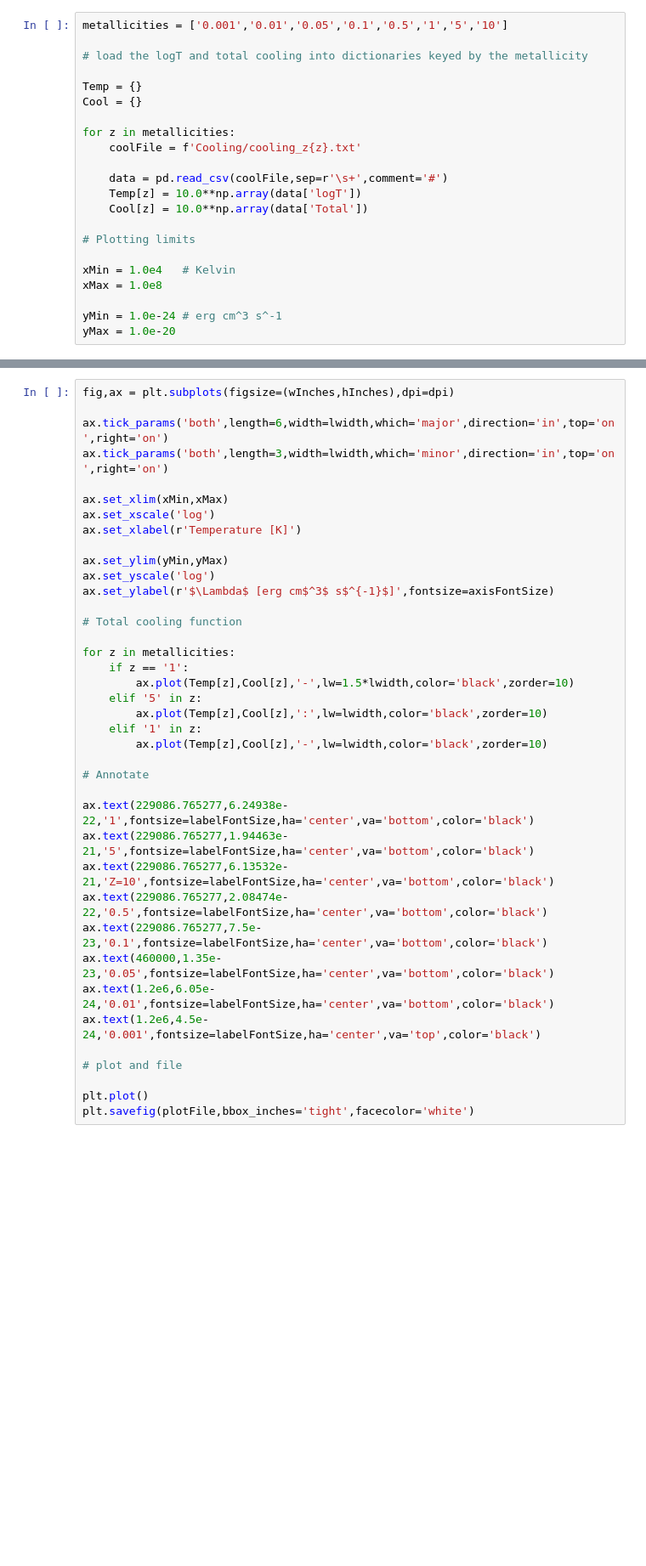
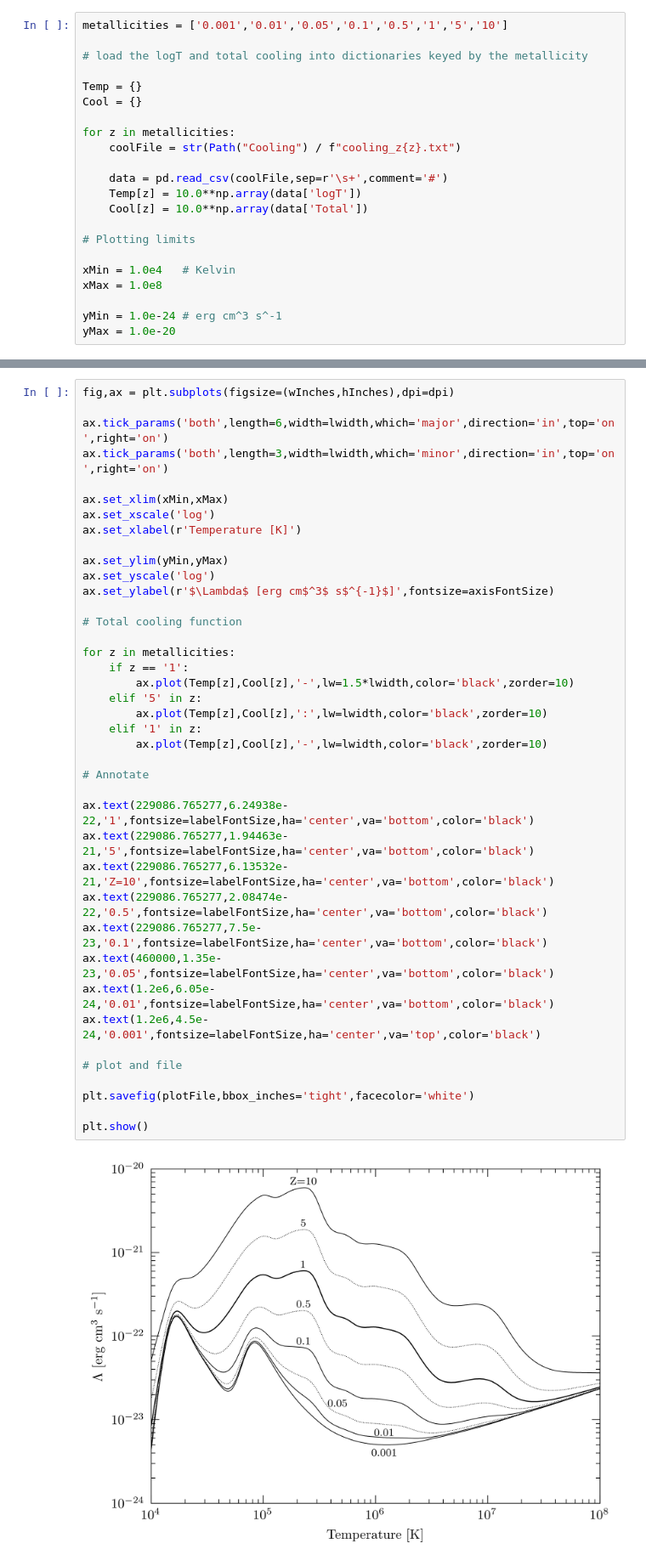
Before and after one commit to CambridgeUniversityPress/Interstellar-and-Intergalactic-Medium, a Jupyter notebook: Chapter10/Fig10_5_CIECoolingMetals.ipynb, the cells around one changed output, grey strips where cells are left out. Shown: that part at 85% size. Saved outputs shown, nothing was run; the diff lists cells and outputs as text; blank space fills up the shorter version.

Commit message:
using pathlib
using pathlib for OS-agnostic path handling

```diff
--- a/Chapter10/Fig10_5_CIECoolingMetals.ipynb
+++ b/Chapter10/Fig10_5_CIECoolingMetals.ipynb
@@ -103,7 +107,7 @@ Temp = {}
 Cool = {}
 
 for z in metallicities:
-    coolFile = f'Cooling/cooling_z{z}.txt'
+    coolFile = str(Path("Cooling") / f"cooling_z{z}.txt")
 
     data = pd.read_csv(coolFile,sep=r'\s+',comment='#')
     Temp[z] = 10.0**np.array(data['logT'])
@@ -136,31 +140,34 @@ ax.set_xscale('log')
 ax.set_xlabel(r'Temperature [K]')
 
 ax.set_ylim(yMin,yMax)
 ax.set_yscale('log')
 ax.set_ylabel(r'$\Lambda$ [erg cm$^3$ s$^{-1}$]',fontsize=axisFontSize)
 
 # Total cooling function
 
 for z in metallicities:
     if z == '1':
         ax.plot(Temp[z],Cool[z],'-',lw=1.5*lwidth,color='black',zorder=10)
     elif '5' in z:
         ax.plot(Temp[z],Cool[z],':',lw=lwidth,color='black',zorder=10)
     elif '1' in z:
         ax.plot(Temp[z],Cool[z],'-',lw=lwidth,color='black',zorder=10)
 
 # Annotate
 
 ax.text(229086.765277,6.24938e-22,'1',fontsize=labelFontSize,ha='center',va='bottom',color='black')
 ax.text(229086.765277,1.94463e-21,'5',fontsize=labelFontSize,ha='center',va='bottom',color='black')
 ax.text(229086.765277,6.13532e-21,'Z=10',fontsize=labelFontSize,ha='center',va='bottom',color='black')
 ax.text(229086.765277,2.08474e-22,'0.5',fontsize=labelFontSize,ha='center',va='bottom',color='black')
 ax.text(229086.765277,7.5e-23,'0.1',fontsize=labelFontSize,ha='center',va='bottom',color='black')
 ax.text(460000,1.35e-23,'0.05',fontsize=labelFontSize,ha='center',va='bottom',color='black')
 ax.text(1.2e6,6.05e-24,'0.01',fontsize=labelFontSize,ha='center',va='bottom',color='black')
 ax.text(1.2e6,4.5e-24,'0.001',fontsize=labelFontSize,ha='center',va='top',color='black')
 
 # plot and file
 
-plt.plot()
 plt.savefig(plotFile,bbox_inches='tight',facecolor='white')
+
+plt.show()
+# %% [output]
+[figure, added]
```
Also changed, not shown: parts of 4 cells of this notebook.
